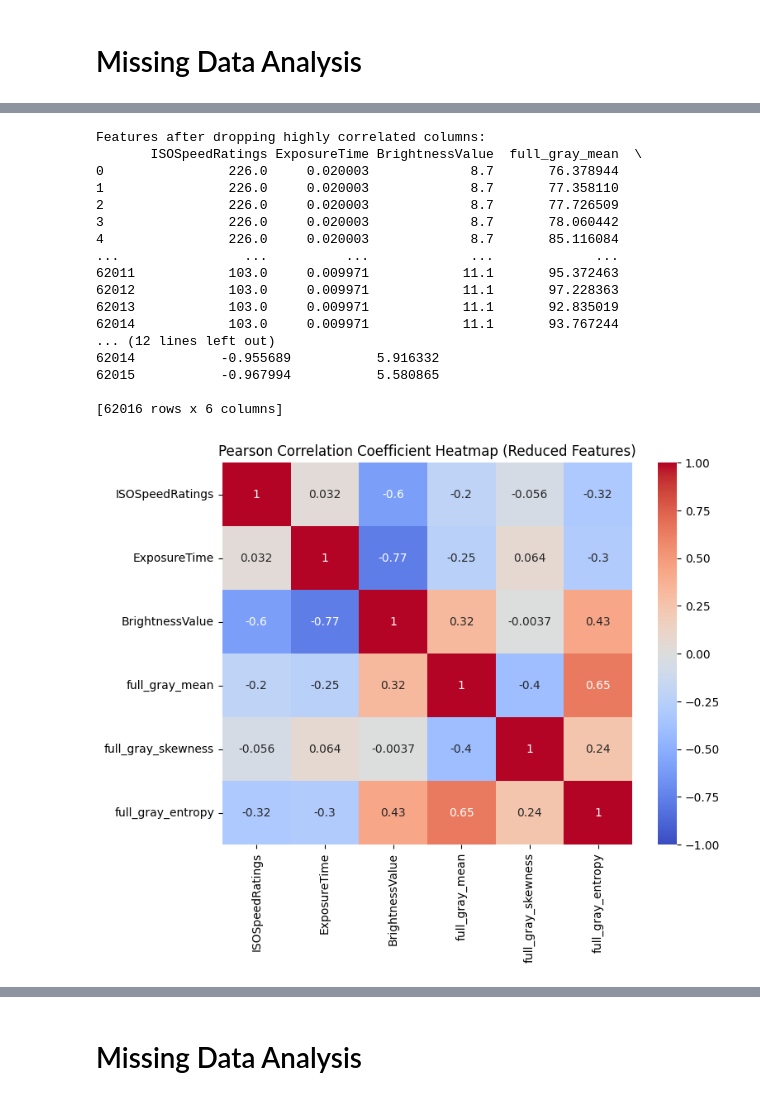
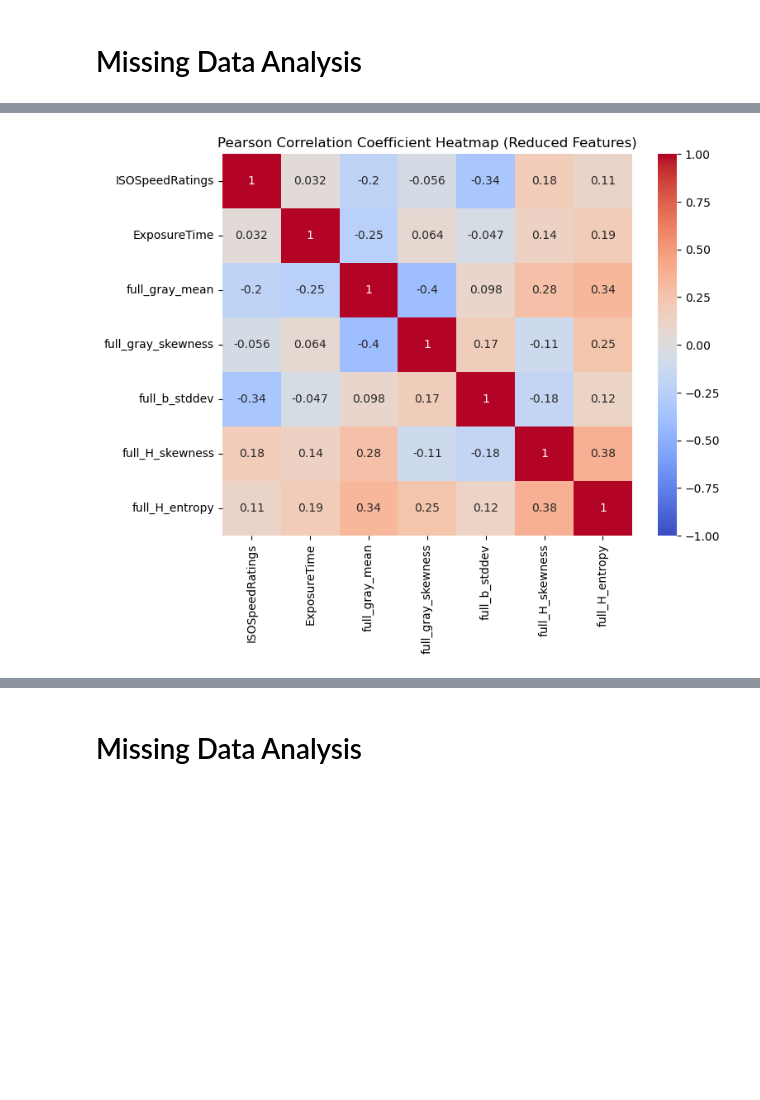
Before and after one commit to Frollamma/progetto-piccialli, a Jupyter notebook: main.ipynb, the cells around one changed output, grey strips where cells are left out. Drawn from its saved outputs; the diff is of its cells as text; code cells hidden in the pictures; blank space fills up the shorter version.

Commit message:
Conversione dtypes delle features, conversione di feature categoriche in numeriche, feature selection con Pearson e Chi Squared, inizio PCA

```diff
--- a/main.ipynb
+++ b/main.ipynb
@@ -8,7 +8,12 @@ df = pd.read_pickle('df.pkl')
 print(f"Number of columns: {len(df.columns)}")
 print(f"Columns: {', '.join(list(df.columns))}")
 print(f"Number of rows: {len(df)}")
-# print(df.head())
+print("Data types:")
+for col, dtype in df.dtypes.items():
+    print(f"\t{col}: {dtype}")
+
+print("First rows")
+print(df.head())
 # %% [output]
 Number of columns: 180
 Columns: value_target, class_target, well_plate_name, wp_image_version, wp_image_prop, well_name, mock, FNumber, FocalLengthIn35mmFilm, ISOSpeedRatings, Orientation, ExposureTime, FocalLength, Flash,  ...
@@ -132,23 +173,28 @@ import seaborn as sns
 import matplotlib.pyplot as plt
 
 # Feature selection
-## Pearson correltion coefficient
-print(f"NUMERIC_FEATURES: {NUMERIC_FEATURES}")
-df_num = df[NUMERIC_FEATURES[0:15]]
 
-correlation_matrix = df_num.corr(method='pearson')
+## Convert categorical features to one-hot encoding
+df_onehot = pd.get_dummies(df_dropped, columns=CATEGORICAL_FEATURES)
+# TEMP
+df_onehot = df_onehot.iloc[:, :100]
+print("One-hot encoded DataFrame columns:", df_onehot.columns)
 
-# Plot the heatmap
+## Pearson correlation coefficient
+SUBMATRIX_SIZE = 15
+FEATURES_COLUMNS = [col for col in df_onehot.columns if col not in LABEL_COLUMNS]
+correlation_matrix = df_onehot[FEATURES_COLUMNS].corr(method='pearson')
+
+### Plot the heatmap
 plt.figure(figsize=(8, 6))
-sns.heatmap(correlation_matrix, annot=True, cmap='coolwarm', vmin=-1, vmax=1)
-plt.title('Pearson Correlation Coefficient Heatmap')
+sns.heatmap(correlation_matrix.iloc[:SUBMATRIX_SIZE, :SUBMATRIX_SIZE], annot=True, cmap='coolwarm', vmin=-1, vmax=1)
+plt.title(f'Pearson Correlation Coefficient Heatmap (Submatrix {SUBMATRIX_SIZE}x{SUBMATRIX_SIZE})')
 plt.show()
 
-## Chi Squared
-# Set the correlation threshold
-threshold = 0.8
+### Set the correlation threshold
+threshold = 0.6
 
-# Create a mask to identify columns to drop
+### Create a mask to identify columns to drop
 to_drop = set()
 for i in range(len(correlation_matrix.columns)):
     for j in range(i):
@@ -156,16 +202,17 @@ for i in range(len(correlation_matrix.columns)):
             colname = correlation_matrix.columns[i]
             to_drop.add(colname)
 
-# Drop the identified columns
-df_num_dropped = df_num.drop(columns=to_drop)
+### Drop the identified columns
+df_onehot_dropped = df_onehot.drop(columns=to_drop)
 
-# Print the resulting DataFrame
-print("Features after dropping highly correlated columns:")
-print(df_num_dropped)
+### Print the resulting DataFrame
+# print("Features after dropping highly correlated columns:")
+# print(df_onehot_dropped)
 
-# Plot the heatmap of the remaining features
+### Plot the heatmap of the remaining features
+FEATURES_COLUMNS = [col for col in df_onehot_dropped.columns if col not in LABEL_COLUMNS]
 plt.figure(figsize=(8, 6))
-sns.heatmap(df_num_dropped.corr(method='pearson'), annot=True, cmap='coolwarm', vmin=-1, vmax=1)
+sns.heatmap(df_onehot_dropped[FEATURES_COLUMNS].corr(method='pearson'), annot=True, cmap='coolwarm', vmin=-1, vmax=1)
 plt.title('Pearson Correlation Coefficient Heatmap (Reduced Features)')
 plt.show()
 # %% [output]
@@ -174,18 +237 @@ NUMERIC_FEATURES: ['ISOSpeedRatings', 'ExposureTime', 'BrightnessValue', 'Shutte
-Features after dropping highly correlated columns:
-       ISOSpeedRatings ExposureTime BrightnessValue  full_gray_mean  \
-0                226.0     0.020003             8.7       76.378944
-1                226.0     0.020003             8.7       77.358110
-2                226.0     0.020003             8.7       77.726509
-3                226.0     0.020003             8.7       78.060442
-4                226.0     0.020003             8.7       85.116084
-...                ...          ...             ...             ...
-62011            103.0     0.009971            11.1       95.372463
-62012            103.0     0.009971            11.1       97.228363
-62013            103.0     0.009971            11.1       92.835019
-62014            103.0     0.009971            11.1       93.767244
-... (12 lines left out)
-62014           -0.955689           5.916332
-62015           -0.967994           5.580865
-
-[62016 rows x 6 columns]
-[figure, old version]
+[figure, new version]
```
Also changed, not shown: parts of 15 cells of this notebook, 2 other files.
